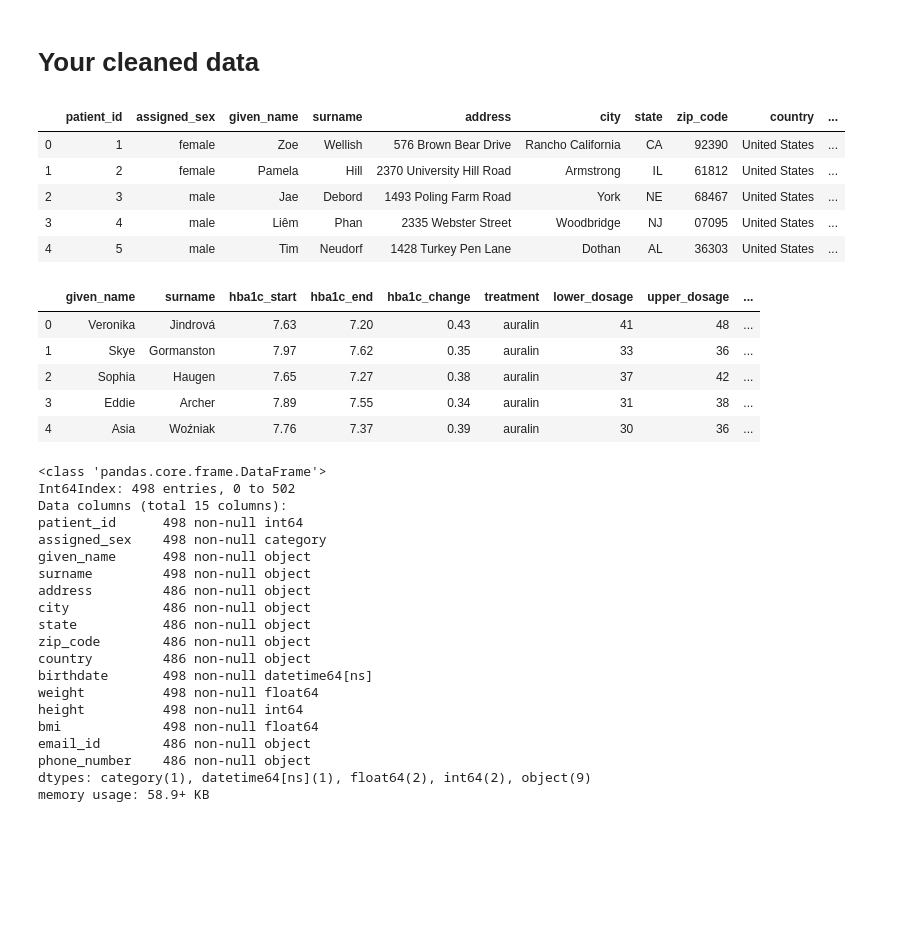
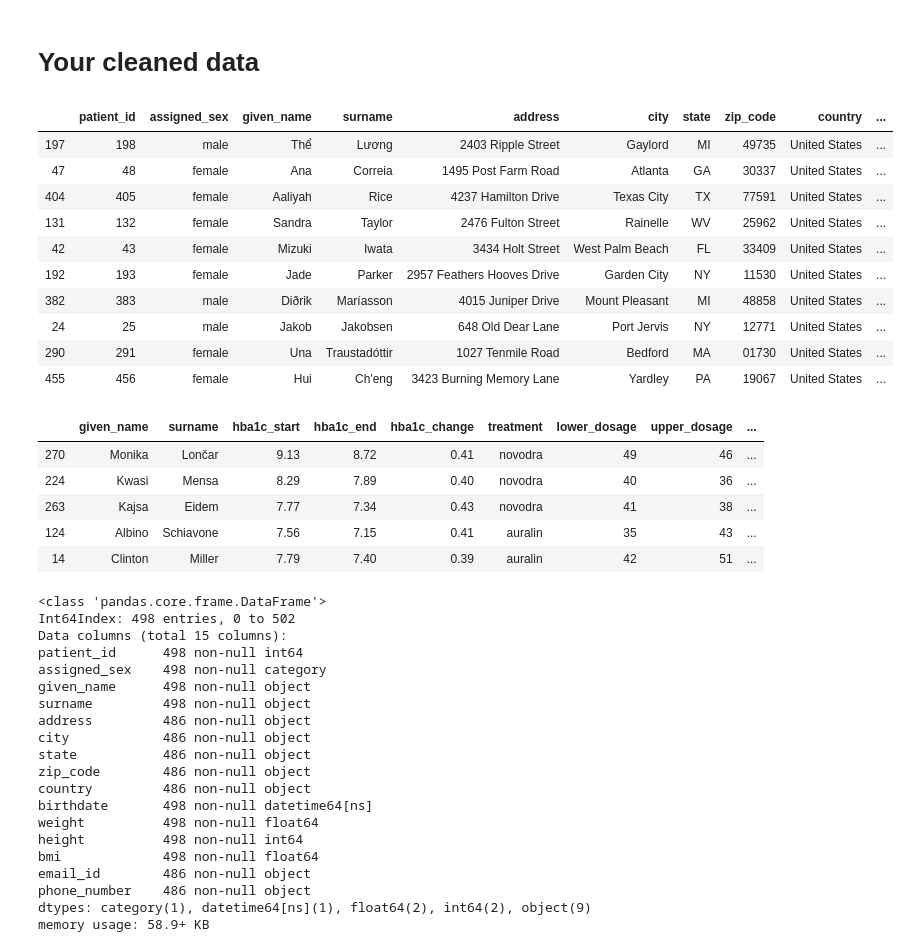
Before and after one commit to Ritayan-Dhara/Data-Wrangling, a Jupyter notebook: Data_Wrangling_Assignment.ipynb, the cells around one changed output. Cells and saved outputs as stored; diff of their text form; code cells hidden in the pictures; blank space fills up the shorter version.

```diff
--- a/Data_Wrangling_Assignment.ipynb
+++ b/Data_Wrangling_Assignment.ipynb
@@ -727,23 +729,28 @@ treatment_copy.sample(5)
 # %% [markdown]
 # Your cleaned data
-# %%
-patients_copy.head()
-# %% [output]
-|  | patient_id | assigned_sex | given_name | surname | address | city | state | zip_code | country | ... |
-| 0 | 1 | female | Zoe | Wellish | 576 Brown Bear Drive | Rancho California | CA | 92390 | United States | ... |
-| 1 | 2 | female | Pamela | Hill | 2370 University Hill Road | Armstrong | IL | 61812 | United States | ... |
-| 2 | 3 | male | Jae | Debord | 1493 Poling Farm Road | York | NE | 68467 | United States | ... |
-| 3 | 4 | male | Liêm | Phan | 2335 Webster Street | Woodbridge | NJ | 07095 | United States | ... |
-| 4 | 5 | male | Tim | Neudorf | 1428 Turkey Pen Lane | Dothan | AL | 36303 | United States | ... |
-# %%
-treatment_copy.head()
-# %% [output]
-|  | given_name | surname | hba1c_start | hba1c_end | hba1c_change | treatment | lower_dosage | upper_dosage | ... |
-| 0 | Veronika | Jindrová | 7.63 | 7.20 | 0.43 | auralin | 41 | 48 | ... |
-| 1 | Skye | Gormanston | 7.97 | 7.62 | 0.35 | auralin | 33 | 36 | ... |
-| 2 | Sophia | Haugen | 7.65 | 7.27 | 0.38 | auralin | 37 | 42 | ... |
-| 3 | Eddie | Archer | 7.89 | 7.55 | 0.34 | auralin | 31 | 38 | ... |
-| 4 | Asia | Woźniak | 7.76 | 7.37 | 0.39 | auralin | 30 | 36 | ... |
+# %%
+patients_copy.sample(10)
+# %% [output]
+|  | patient_id | assigned_sex | given_name | surname | address | city | state | zip_code | country | ... |
+| 197 | 198 | male | Thể | Lương | 2403 Ripple Street | Gaylord | MI | 49735 | United States | ... |
+| 47 | 48 | female | Ana | Correia | 1495 Post Farm Road | Atlanta | GA | 30337 | United States | ... |
+| 404 | 405 | female | Aaliyah | Rice | 4237 Hamilton Drive | Texas City | TX | 77591 | United States | ... |
+| 131 | 132 | female | Sandra | Taylor | 2476 Fulton Street | Rainelle | WV | 25962 | United States | ... |
+| 42 | 43 | female | Mizuki | Iwata | 3434 Holt Street | West Palm Beach | FL | 33409 | United States | ... |
+| 192 | 193 | female | Jade | Parker | 2957 Feathers Hooves Drive | Garden City | NY | 11530 | United States | ... |
+| 382 | 383 | male | Diðrik | Maríasson | 4015 Juniper Drive | Mount Pleasant | MI | 48858 | United States | ... |
+| 24 | 25 | male | Jakob | Jakobsen | 648 Old Dear Lane | Port Jervis | NY | 12771 | United States | ... |
+| 290 | 291 | female | Una | Traustadóttir | 1027 Tenmile Road | Bedford | MA | 01730 | United States | ... |
+| 455 | 456 | female | Hui | Ch'eng | 3423 Burning Memory Lane | Yardley | PA | 19067 | United States | ... |
+# %%
+treatment_copy.sample(5)
+# %% [output]
+|  | given_name | surname | hba1c_start | hba1c_end | hba1c_change | treatment | lower_dosage | upper_dosage | ... |
+| 270 | Monika | Lončar | 9.13 | 8.72 | 0.41 | novodra | 49 | 46 | ... |
+| 224 | Kwasi | Mensa | 8.29 | 7.89 | 0.40 | novodra | 40 | 36 | ... |
+| 263 | Kajsa | Eidem | 7.77 | 7.34 | 0.43 | novodra | 41 | 38 | ... |
+| 124 | Albino | Schiavone | 7.56 | 7.15 | 0.41 | auralin | 35 | 43 | ... |
+| 14 | Clinton | Miller | 7.79 | 7.40 | 0.39 | auralin | 42 | 51 | ... |
 # %%
 patients_copy.info()
 # %% [output]
```
Also changed, not shown: parts of 10 cells of this notebook.
